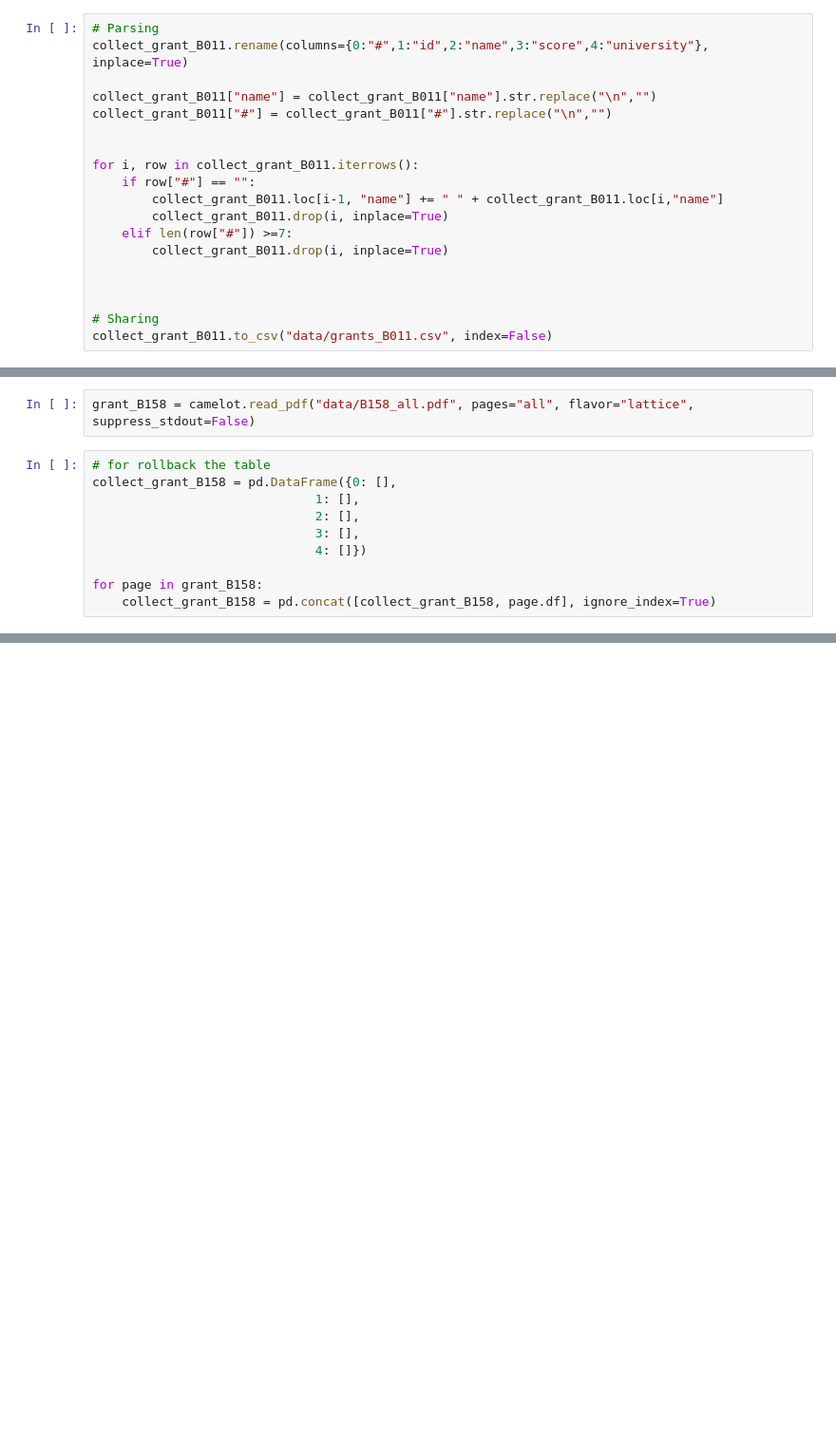
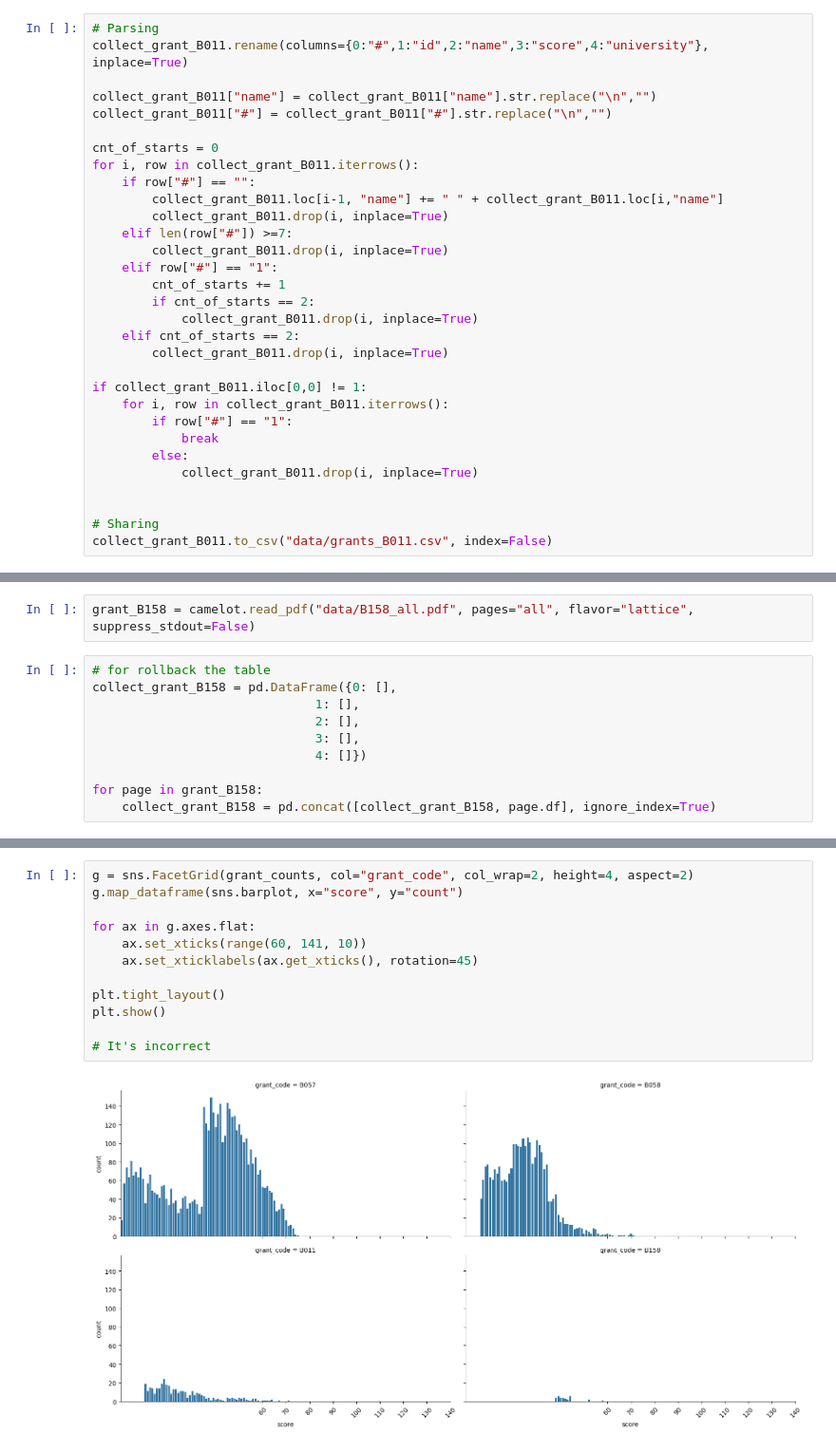
Before and after one commit to NurmukhamedKZ/Data-Projects, a Jupyter notebook: Grant_Kazakhstan/grant.ipynb, the cells around one changed output, grey strips where cells are left out. Shown at 95% size. Drawn from its saved outputs; the diff is of its cells as text; blank space fills up the shorter version.

```diff
--- a/Grant_Kazakhstan/grant.ipynb
+++ b/Grant_Kazakhstan/grant.ipynb
@@ -119,14 +127,26 @@ collect_grant_B011.rename(columns={0:"#",1:"id",2:"name",3:"score",4:"university
 collect_grant_B011["name"] = collect_grant_B011["name"].str.replace("\n","")
 collect_grant_B011["#"] = collect_grant_B011["#"].str.replace("\n","")
 
-
+cnt_of_starts = 0
 for i, row in collect_grant_B011.iterrows():
     if row["#"] == "":
         collect_grant_B011.loc[i-1, "name"] += " " + collect_grant_B011.loc[i,"name"]
         collect_grant_B011.drop(i, inplace=True)
     elif len(row["#"]) >=7:
         collect_grant_B011.drop(i, inplace=True)
+    elif row["#"] == "1":
+        cnt_of_starts += 1
+        if cnt_of_starts == 2:
+            collect_grant_B011.drop(i, inplace=True)
+    elif cnt_of_starts == 2:
+        collect_grant_B011.drop(i, inplace=True)
 
+if collect_grant_B011.iloc[0,0] != 1:
+    for i, row in collect_grant_B011.iterrows():
+        if row["#"] == "1":
+            break
+        else:
+            collect_grant_B011.drop(i, inplace=True)
 
 
 # Sharing
@@ -198,0 +239,14 @@ plt.show()
+# %%
+g = sns.FacetGrid(grant_counts, col="grant_code", col_wrap=2, height=4, aspect=2)
+g.map_dataframe(sns.barplot, x="score", y="count")
+
+for ax in g.axes.flat:
+    ax.set_xticks(range(60, 141, 10))
+    ax.set_xticklabels(ax.get_xticks(), rotation=45)
+
+plt.tight_layout()
+plt.show()
+
+# It's incorrect
+# %% [output]
+[figure, added]
```
Also changed, not shown: parts of 16 cells of this notebook, 4 other files.
